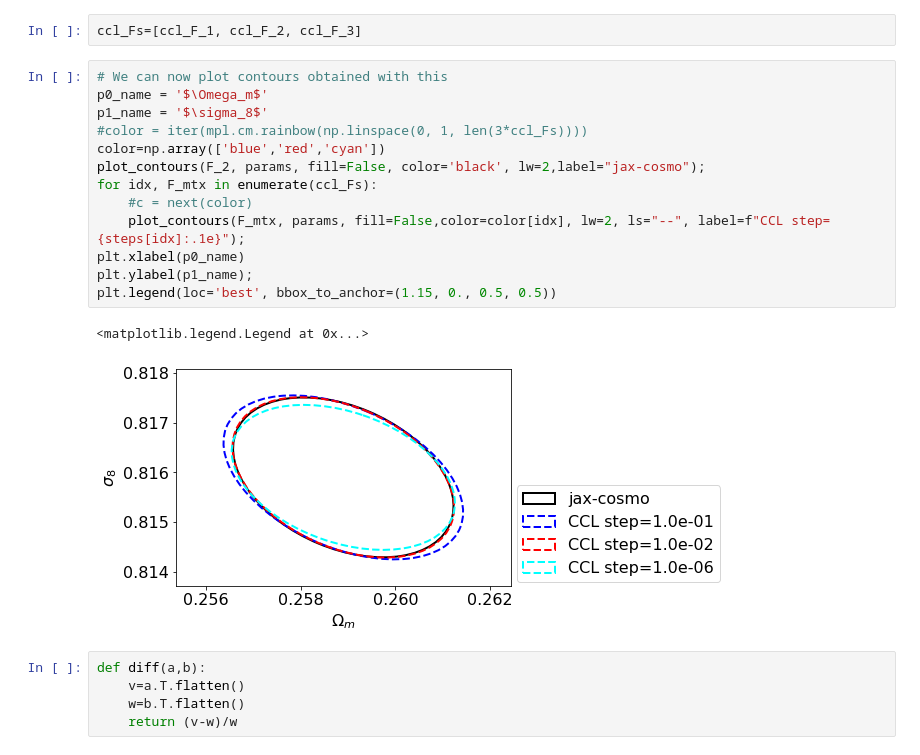
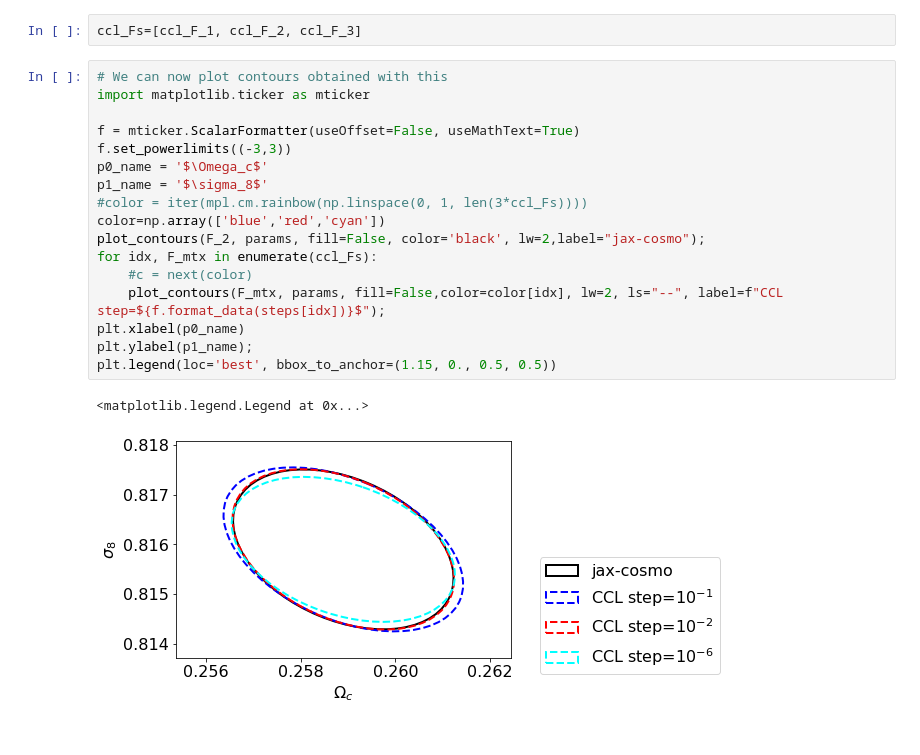
Before and after one commit to DifferentiableUniverseInitiative/jax-cosmo-paper, a Jupyter notebook: notebooks/Simple-Fisher.ipynb, the cells around one changed output. Drawn from its saved outputs; the diff is of its cells as text.

```diff
--- a/notebooks/Simple-Fisher.ipynb
+++ b/notebooks/Simple-Fisher.ipynb
@@ -279,22 +279,21 @@ ccl_F_3 = jc.sparse.dot(ccl_dmu_3.T, jc.sparse.inv(cov), ccl_dmu_3)
 ccl_Fs=[ccl_F_1, ccl_F_2, ccl_F_3]
 # %%
 # We can now plot contours obtained with this
-p0_name = '$\Omega_m$'
+import matplotlib.ticker as mticker
+
+f = mticker.ScalarFormatter(useOffset=False, useMathText=True)
+f.set_powerlimits((-3,3))
+p0_name = '$\Omega_c$'
 p1_name = '$\sigma_8$'
 #color = iter(mpl.cm.rainbow(np.linspace(0, 1, len(3*ccl_Fs))))
 color=np.array(['blue','red','cyan'])
 plot_contours(F_2, params, fill=False, color='black', lw=2,label="jax-cosmo");
 for idx, F_mtx in enumerate(ccl_Fs):
     #c = next(color)
-    plot_contours(F_mtx, params, fill=False,color=color[idx], lw=2, ls="--", label=f"CCL step={steps[idx]:.1e}");
+    plot_contours(F_mtx, params, fill=False,color=color[idx], lw=2, ls="--", label=f"CCL step=${f.format_data(steps[idx])}$");
 plt.xlabel(p0_name)
 plt.ylabel(p1_name);
 plt.legend(loc='best', bbox_to_anchor=(1.15, 0., 0.5, 0.5))
 # %% [output]
 <matplotlib.legend.Legend at 0x...>
-[figure, old version]
+[figure, new version]
-# %%
-def diff(a,b):
-    v=a.T.flatten()
-    w=b.T.flatten()
-    return (v-w)/w
```
Also changed, not shown: parts of 34 cells of this notebook.
